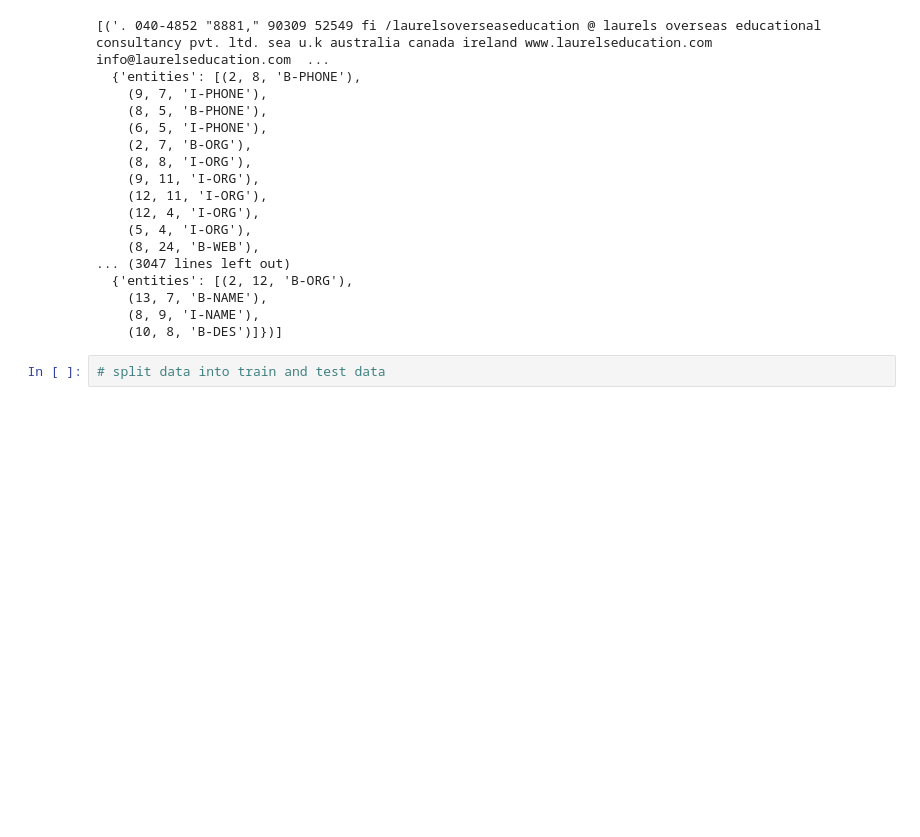
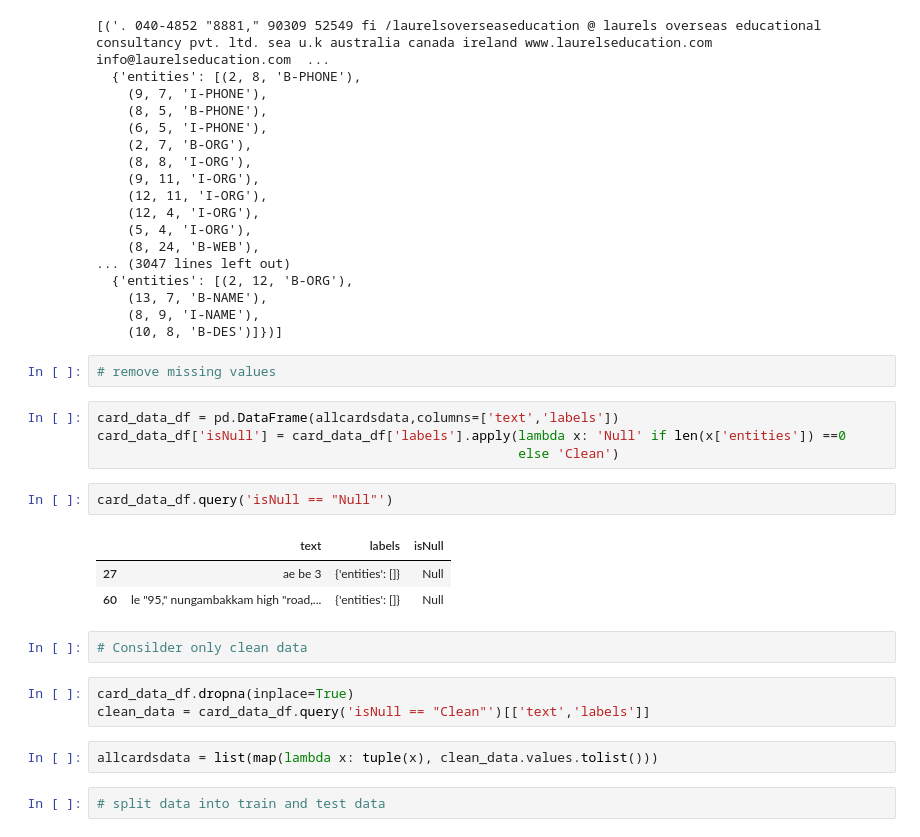
Before and after one commit to farukalamai/document-scanner-app-with-ocr-ner, a Jupyter notebook: 2. Data Preprocessing/data_preprocessing.ipynb, the cells around one changed output. Drawn from its saved outputs; the diff is of its cells as text; blank space fills up the shorter version.

```diff
--- a/2. Data Preprocessing/data_preprocessing.ipynb
+++ b/2. Data Preprocessing/data_preprocessing.ipynb
@@ -107,6 +107,25 @@ allcardsdata
     (13, 7, 'B-NAME'),
     (8, 9, 'I-NAME'),
     (10, 8, 'B-DES')]})]
+# %%
+# remove missing values
+# %%
+card_data_df = pd.DataFrame(allcardsdata,columns=['text','labels'])
+card_data_df['isNull'] = card_data_df['labels'].apply(lambda x: 'Null' if len(x['entities']) ==0
+                                                      else 'Clean')
+# %%
+card_data_df.query('isNull == "Null"')
+# %% [output]
+|  | text | labels | isNull |
+| 27 | ae be 3 | {'entities': []} | Null |
+| 60 | le "95," nungambakkam high "road,... | {'entities': []} | Null |
+# %%
+# Consilder only clean data
+# %%
+card_data_df.dropna(inplace=True)
+clean_data = card_data_df.query('isNull == "Clean"')[['text','labels']]
+# %%
+allcardsdata = list(map(lambda x: tuple(x), clean_data.values.tolist()))
 # %%
 # split data into train and test data
 # %%
```
Also changed, not shown: parts of 1 cell of this notebook, 36 other files.
